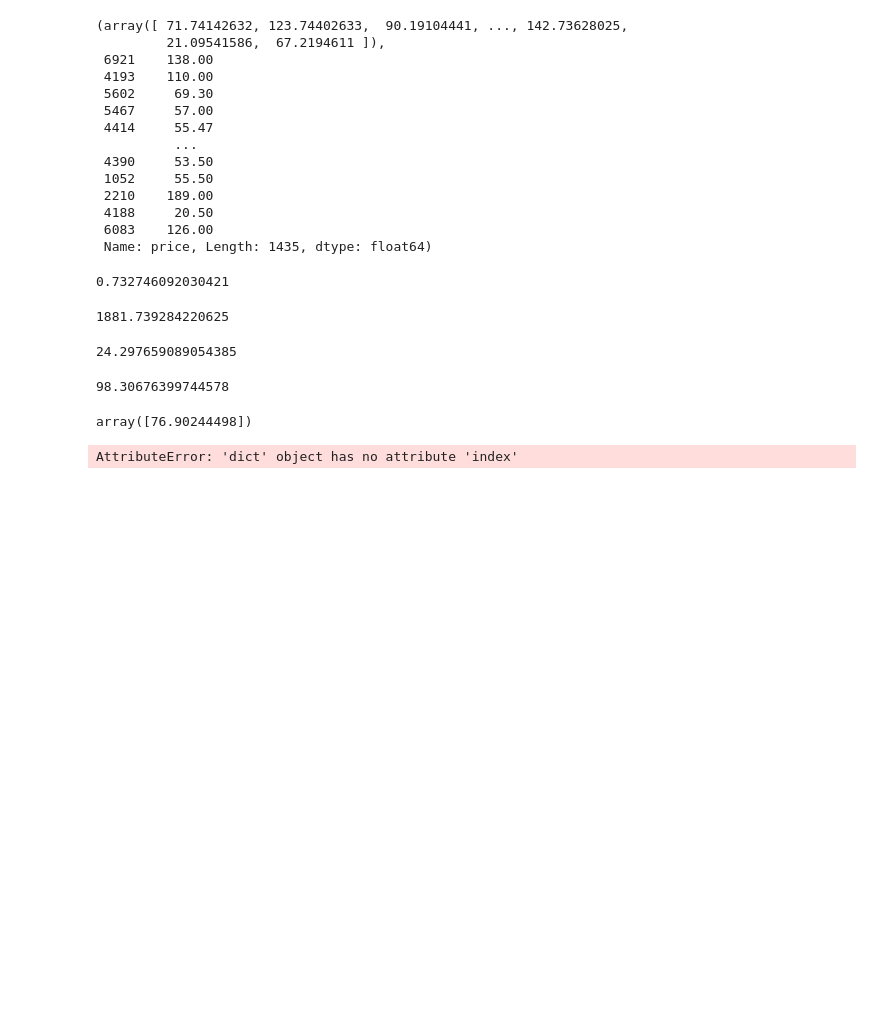
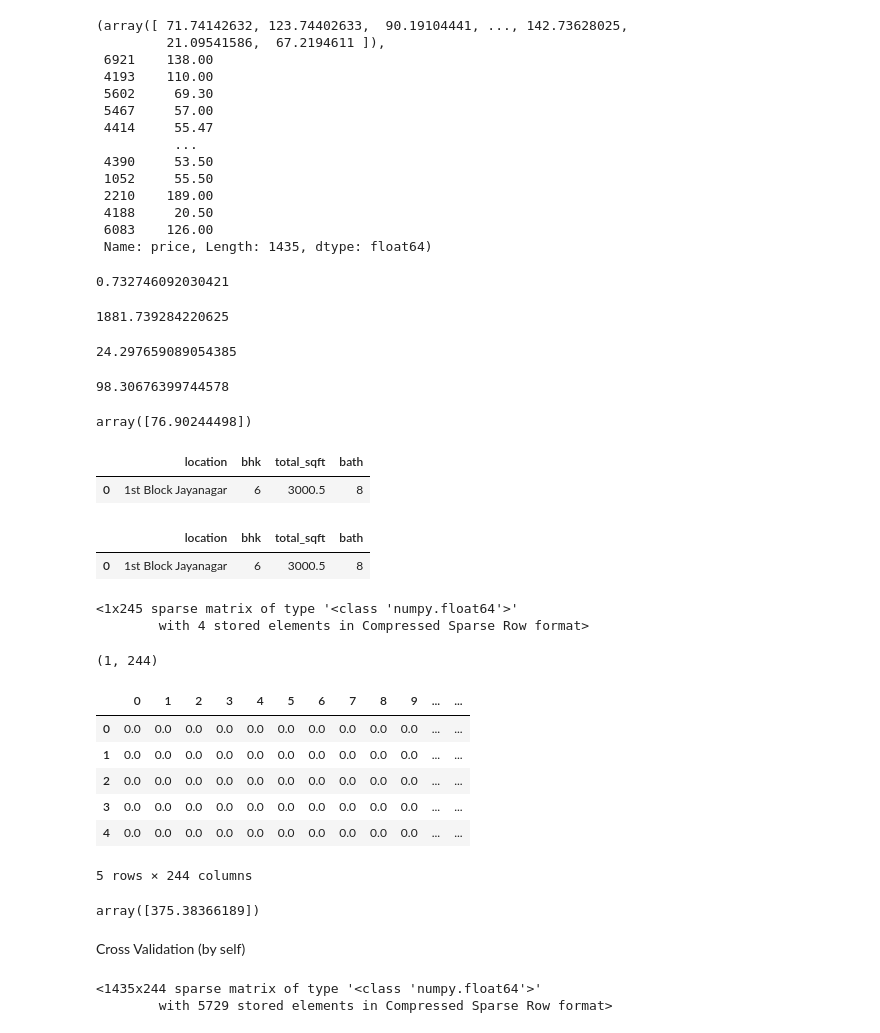
Before and after one commit to Khushgodani05/khush_l3pp_AI_ML_DS, a Jupyter notebook: Regression/multiple_linear_regression/bengluru.ipynb, the cells around one changed output. Drawn from its saved outputs; the diff is of its cells as text; code cells hidden in the pictures; blank space fills up the shorter version.

Commit message:
cross validation on bengluru regression

```diff
--- a/Regression/multiple_linear_regression/bengluru.ipynb
+++ b/Regression/multiple_linear_regression/bengluru.ipynb
@@ -265,13 +283,56 @@ mlr.coef_
 # %% [output]
 array([76.90244498])
 # %%
-test_data={
-   "location":"Devarachikkanahalli",
-   "bhk":2,
-   "total_sqft":1250.5,
-   "bath":4,
-}
-test=pd.DataFrame(test_data,index=[0])
-test.head()
+test_data=pd.DataFrame(
+   {
+   "location":"1st Block Jayanagar",
+   "bhk":6,
+   "total_sqft":3000.5,
+   "bath":8,
+  },
+   index=[0]
+)
+test_data
 # %% [output]
-AttributeError: 'dict' object has no attribute 'index'
+|  | location | bhk | total_sqft | bath |
+| 0 | 1st Block Jayanagar | 6 | 3000.5 | 8 |
+# %%
+newx=test_data.iloc[:,:]
+newx
+# %% [output]
+|  | location | bhk | total_sqft | bath |
+| 0 | 1st Block Jayanagar | 6 | 3000.5 | 8 |
+# %%
+newx=ct.transform(newx)
+newx
+# %% [output]
+<1x245 sparse matrix of type '<class 'numpy.float64'>'
+        with 4 stored elements in Compressed Sparse Row format>
+# %%
+newx=newx[:,1:]
+newx.shape
+# %% [output]
+(1, 244)
+# %%
+db= pd.DataFrame.sparse.from_spmatrix(x)
+# %%
+db.head()
+# %% [output]
+|  | 0 | 1 | 2 | 3 | 4 | 5 | 6 | 7 | 8 | 9 | ... | ... |
+| 0 | 0.0 | 0.0 | 0.0 | 0.0 | 0.0 | 0.0 | 0.0 | 0.0 | 0.0 | 0.0 | ... | ... |
+| 1 | 0.0 | 0.0 | 0.0 | 0.0 | 0.0 | 0.0 | 0.0 | 0.0 | 0.0 | 0.0 | ... | ... |
+| 2 | 0.0 | 0.0 | 0.0 | 0.0 | 0.0 | 0.0 | 0.0 | 0.0 | 0.0 | 0.0 | ... | ... |
+| 3 | 0.0 | 0.0 | 0.0 | 0.0 | 0.0 | 0.0 | 0.0 | 0.0 | 0.0 | 0.0 | ... | ... |
+| 4 | 0.0 | 0.0 | 0.0 | 0.0 | 0.0 | 0.0 | 0.0 | 0.0 | 0.0 | 0.0 | ... | ... |
+5 rows × 244 columns
+# %%
+mlr.predict(newx)
+# %% [output]
+array([375.38366189])
+# %% [markdown]
+Cross Validation (by self)
+# %%
+x[0:1435]
+# %% [output]
+<1435x244 sparse matrix of type '<class 'numpy.float64'>'
+        with 5729 stored elements in Compressed Sparse Row format>
```
Also changed, not shown: parts of 21 cells of this notebook.
